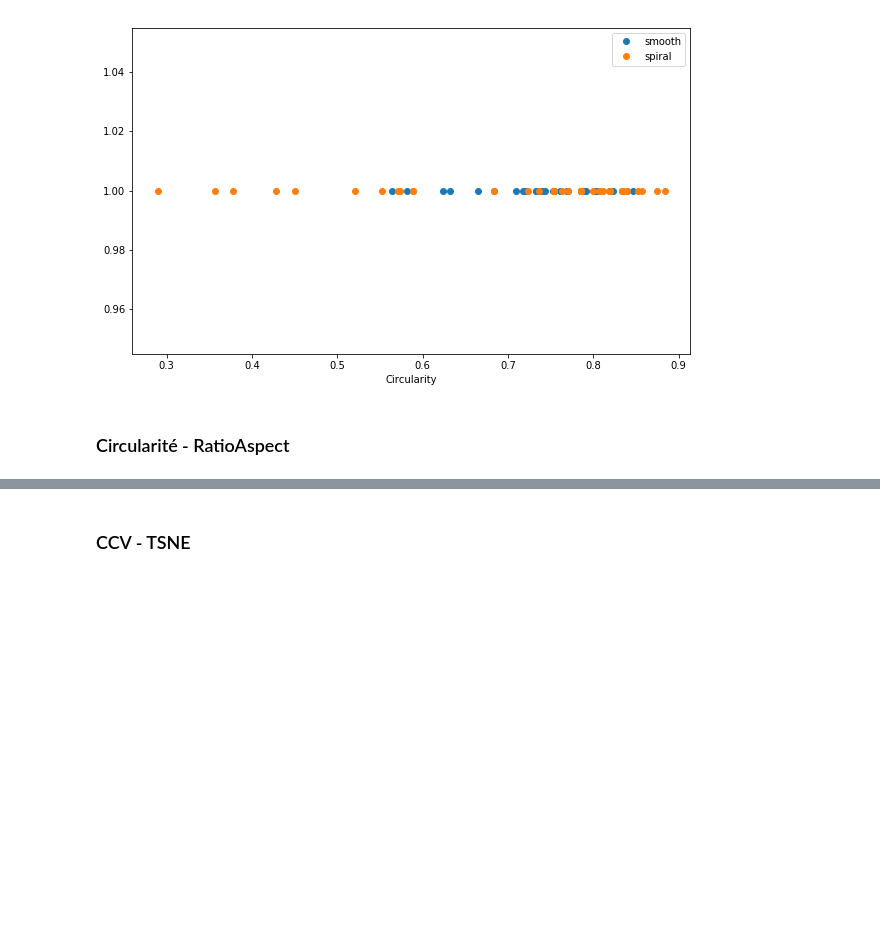
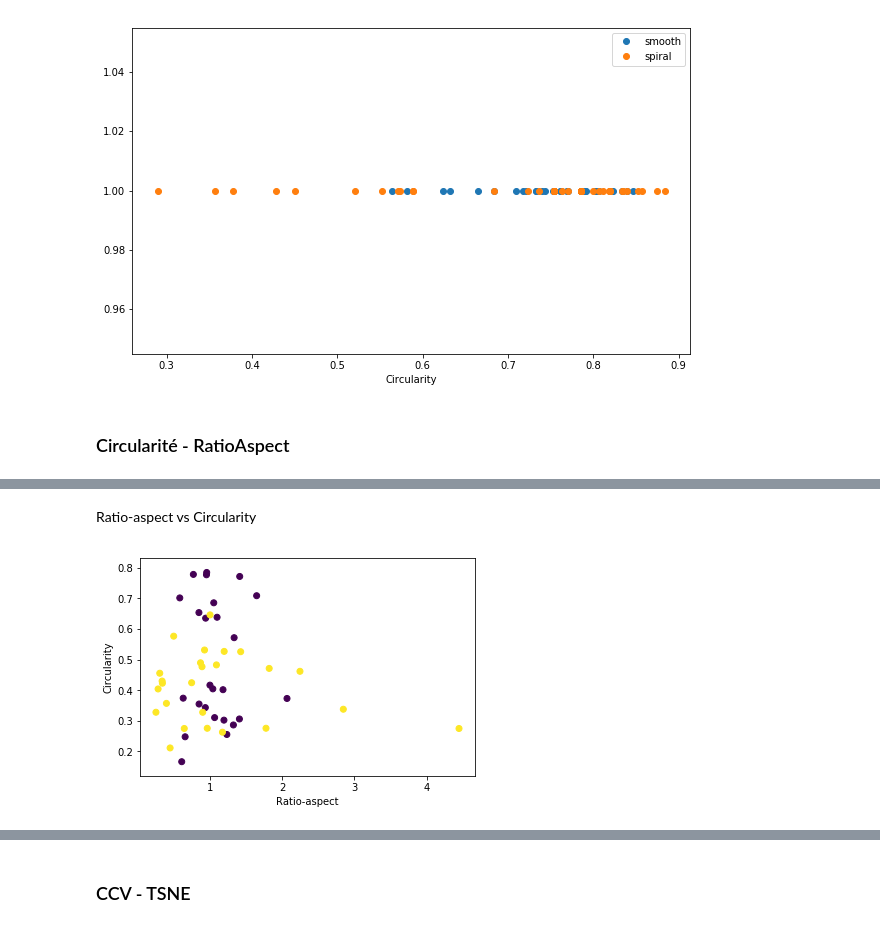
Before and after one commit to lodtan/gti770-tp1, a Jupyter notebook: GTI770-TP01.ipynb, the cells around one changed output, grey strips where cells are left out. Drawn from its saved outputs; the diff is of its cells as text; code cells hidden in the pictures; blank space fills up the shorter version.

```diff
--- a/GTI770-TP01.ipynb
+++ b/GTI770-TP01.ipynb
@@ -87,3 +110,12 @@ plt.show()
+# %% [markdown]
+Ratio-aspect vs Circularity
+# %%
+plt.scatter(aspect_ratio,circularity,c=labels)
+plt.xlabel('Ratio-aspect')
+plt.ylabel('Circularity')
+plt.show()
+# %% [output]
+[figure, added]
 # %%
 plt.plot(attributes[0:49,1], attributes[0:49,2], 'o', label='smooth')
 plt.plot(attributes[50:99,1], attributes[50:99,2], 'o', label='spiral')
```
Also changed, not shown: parts of 10 cells of this notebook.
